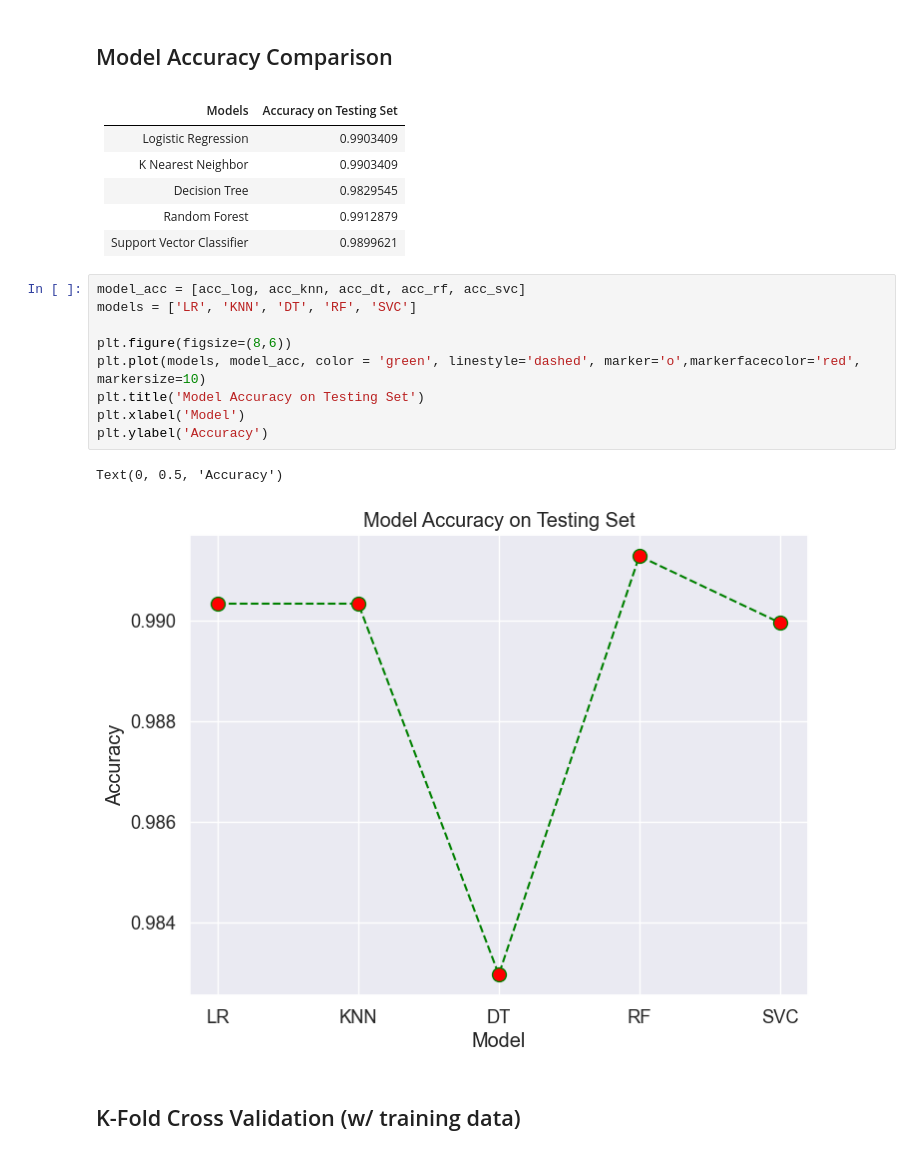
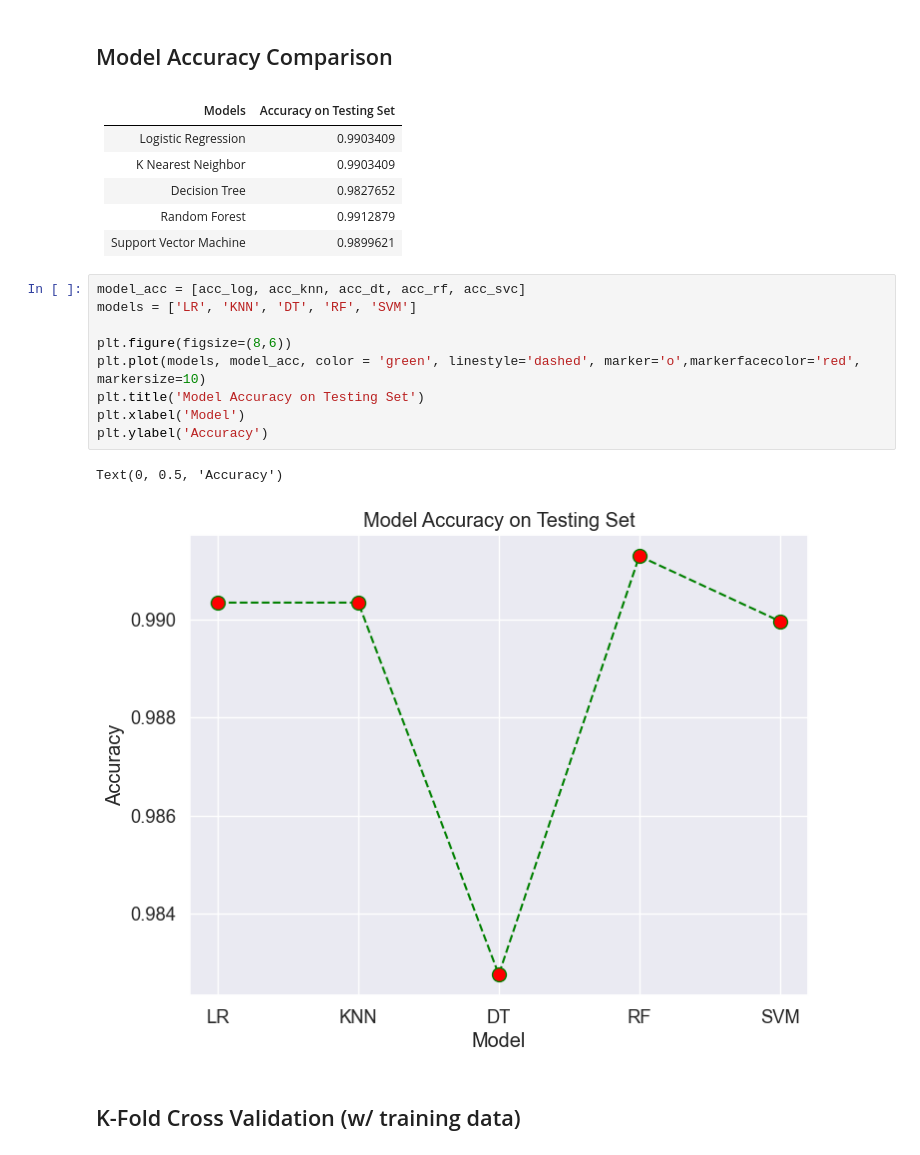
Before and after one commit to hilarylimyuxuan/Rice-Type-Classification-Model, a Jupyter notebook: Modelling & Evaluation [Deva] .ipynb, the cells around one changed output. Drawn from its saved outputs; the diff is of its cells as text.

```diff
--- a/Modelling & Evaluation [Deva] .ipynb
+++ b/Modelling & Evaluation [Deva] .ipynb
@@ -636,21 +636,21 @@ from sklearn.calibration import calibration_curve
 |:-------------------------------------------------------------	|:-------------------------:|
 | Logistic Regression                                       	| 0.9903409                	|
 | K Nearest Neighbor                                        	| 0.9903409                	|
-| Decision Tree                                             	| 0.9829545                	|
+| Decision Tree                                             	| 0.9827652                	|
 | Random Forest                                             	| 0.9912879                	|
-| Support Vector Classifier                                 	| 0.9899621                	|
+| Support Vector Machine                                    	| 0.9899621                	|
 # %%
 model_acc = [acc_log, acc_knn, acc_dt, acc_rf, acc_svc]
-models = ['LR', 'KNN', 'DT', 'RF', 'SVC']
+models = ['LR', 'KNN', 'DT', 'RF', 'SVM']
 
 plt.figure(figsize=(8,6))
 plt.plot(models, model_acc, color = 'green', linestyle='dashed', marker='o',markerfacecolor='red', markersize=10)
 plt.title('Model Accuracy on Testing Set')
 plt.xlabel('Model')
 plt.ylabel('Accuracy')
 # %% [output]
 Text(0, 0.5, 'Accuracy')
-[figure, old version]
+[figure, new version]
 # %% [markdown]
 ## K-Fold Cross Validation (w/ training data)
 # %%
```
Also changed, not shown: parts of 13 cells of this notebook.
